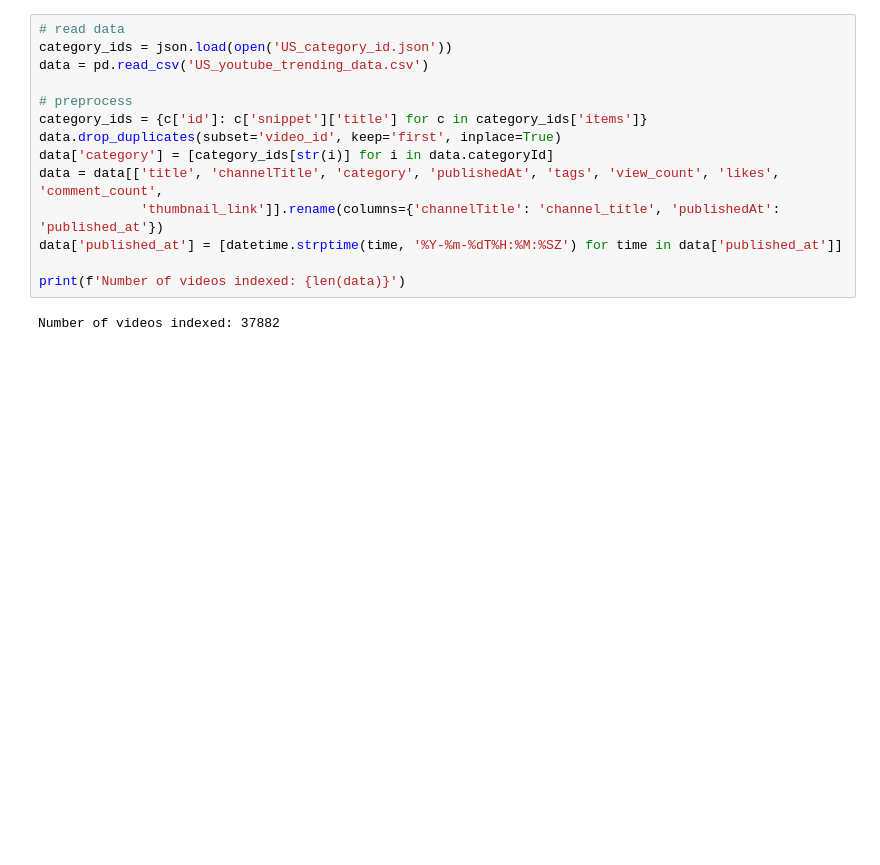
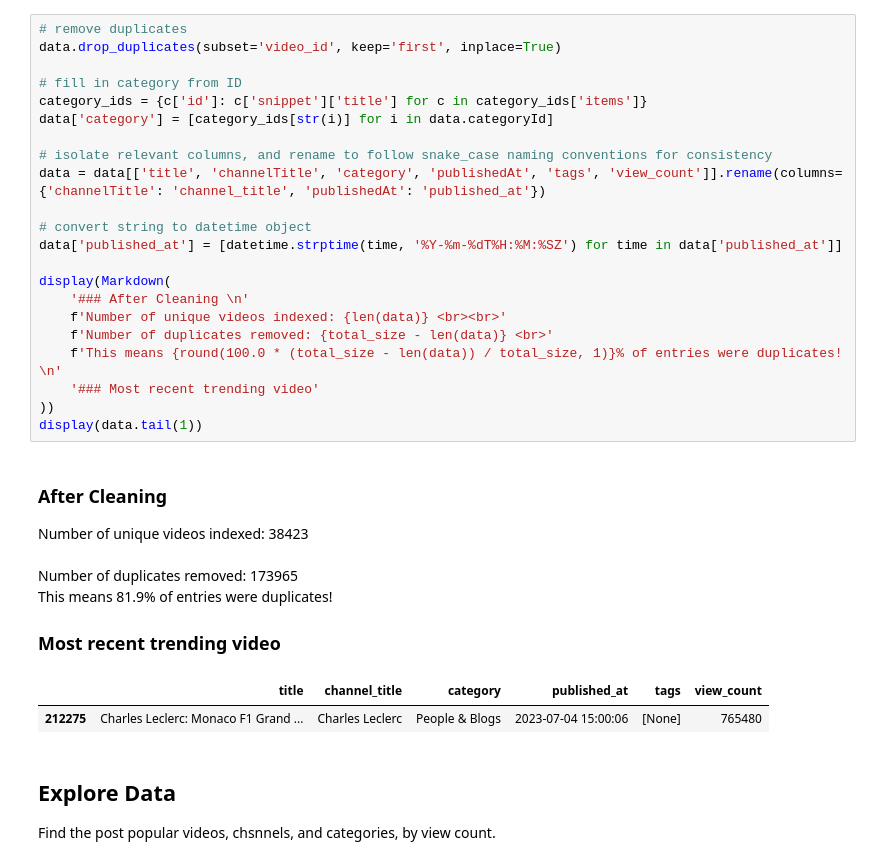
Before and after one commit to elddc/youtube-trending-analysis, a Jupyter notebook: Youtube Video Analysis.ipynb, the cells around one changed output. Cells and saved outputs as stored; diff of their text form; blank space fills up the shorter version.

```diff
--- a/Youtube Video Analysis.ipynb
+++ b/Youtube Video Analysis.ipynb
@@ -23,19 +60,34 @@ from IPython.display import Markdown, display
 # %%
-# read data
-category_ids = json.load(open('US_category_id.json'))
-data = pd.read_csv('US_youtube_trending_data.csv')
+# remove duplicates
+data.drop_duplicates(subset='video_id', keep='first', inplace=True)
 
-# preprocess
+# fill in category from ID
 category_ids = {c['id']: c['snippet']['title'] for c in category_ids['items']}
-data.drop_duplicates(subset='video_id', keep='first', inplace=True)
 data['category'] = [category_ids[str(i)] for i in data.categoryId]
-data = data[['title', 'channelTitle', 'category', 'publishedAt', 'tags', 'view_count', 'likes', 'comment_count',
-             'thumbnail_link']].rename(columns={'channelTitle': 'channel_title', 'publishedAt': 'published_at'})
+
+# isolate relevant columns, and rename to follow snake_case naming conventions for consistency
+data = data[['title', 'channelTitle', 'category', 'publishedAt', 'tags', 'view_count']].rename(columns={'channelTitle': 'channel_title', 'publishedAt': 'published_at'})
+
+# convert string to datetime object
 data['published_at'] = [datetime.strptime(time, '%Y-%m-%dT%H:%M:%SZ') for time in data['published_at']]
 
-print(f'Number of videos indexed: {len(data)}')
+display(Markdown(
+    '### After Cleaning \n'
+    f'Number of unique videos indexed: {len(data)} <br><br>'
+    f'Number of duplicates removed: {total_size - len(data)} <br>'
+    f'This means {round(100.0 * (total_size - len(data)) / total_size, 1)}% of entries were duplicates! \n'
+    '### Most recent trending video'
+))
+display(data.tail(1))
 # %% [output]
-Number of videos indexed: 37882
+### After Cleaning
+Number of unique videos indexed: 38423 <br><br>Number of duplicates removed: 173965 <br>This means 81.9% of entries were duplicates!
+### Most recent trending video
+|  | title | channel_title | category | published_at | tags | view_count |
+| 212275 | Charles Leclerc: Monaco F1 Grand ... | Charles Leclerc | People & Blogs | 2023-07-04 15:00:06 | [None] | 765480 |
+# %% [markdown]
+## Explore Data
+Find the post popular videos, chsnnels, and categories, by view count.
 # %%
 # sort by views
 data.sort_values('view_count', ascending=False, inplace=True)
```
Also changed, not shown: parts of 21 cells of this notebook, 1 other file.
